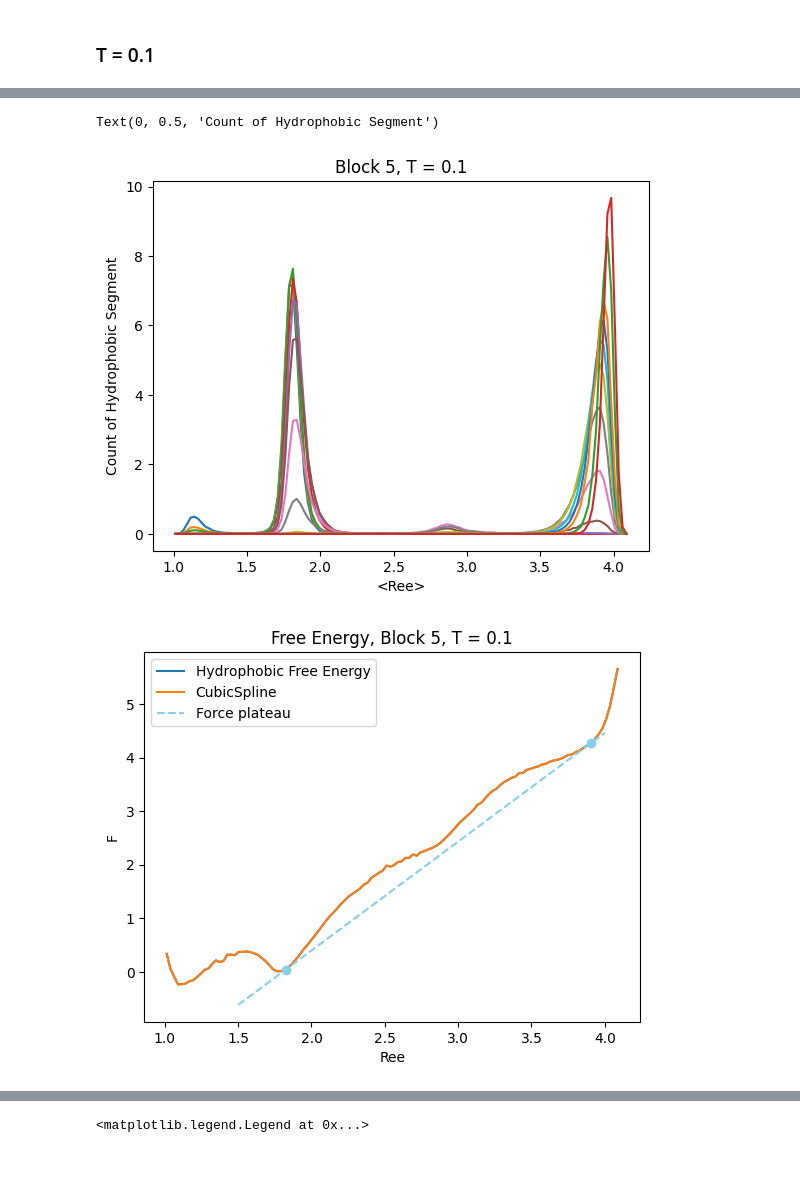
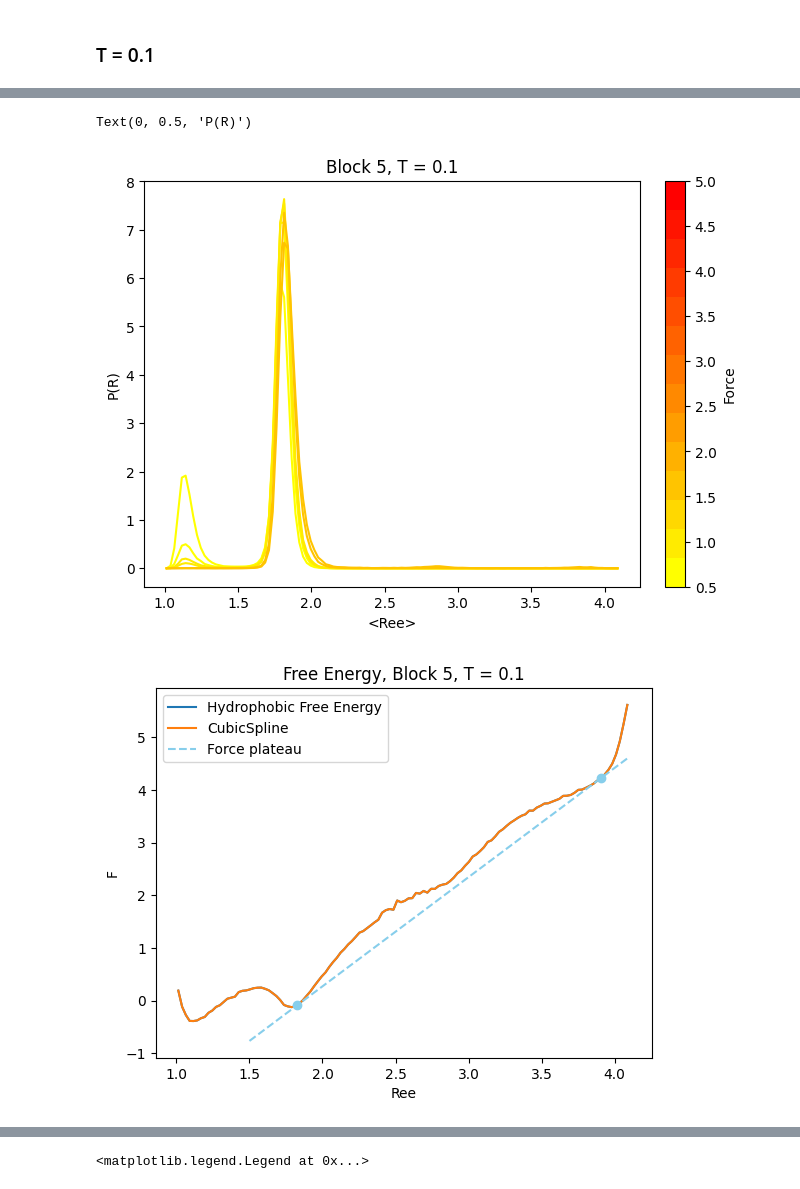
Before and after one commit to VagrantHyp/Code, a Jupyter notebook: Block5.ipynb, the cells around one changed output, grey strips where cells are left out. Saved outputs shown, nothing was run; the diff lists cells and outputs as text; code cells hidden in the pictures.

Commit message:
Proposed Figures

```diff
--- a/Block5.ipynb
+++ b/Block5.ipynb
@@ -169,3 +413,6 @@ bin = 120
 domain = [1, 4.1]
 rang = np.linspace(domain[0], domain[1], bin + 1)
 xh = (rang[:-1]+rang[1:])/2
+cgt = CGT01
+start_i = 4
+end_i = cgt.f.shape[0]
@@ -195,0 +483,14 @@ plt.plot(xh,Hphobic, color = 'black')
+# %%
+#Start by assuming free energy difference is 0
+f_n = np.zeros(end_i-start_i)
+
+for i in range(10000):
+    f_n_new = iterate(f_n)
+    diff = np.abs(f_n-f_n_new)
+    if diff.max() < 0.000001:
+        print(i)
+        break
+    f_n = f_n_new
+
+f_n = f_n-f_n[0] #Reference with respect to the extended coil
+Hphobic = Hphobic+f_n[:, np.newaxis]
@@ -195,0 +499,9 @@ plt.plot(xh,Hphobic, color = 'black')
+# %%
+for i in range(end_i-start_i):
+    plt.plot(xh, Hphobic[i])
+
+#Take the mean
+Hphobic = np.where(np.isinf(Hphobic), np.nan, Hphobic)
+Hphobic = np.nanmean(Hphobic, axis = 0)
+plt.plot(xh, Hphobic, color = 'k')
+FE.append([xh, Hphobic])
@@ -196,16 +510,25 @@ plt.plot(xh,Hphobic, color = 'black')
 # %%
-for i in range(5, 19):
-    f = CGT01.f[i]
+import matplotlib as mpl
+cmap = plt.get_cmap('autumn_r', 14)
+
+fig, ax = plt.subplots(layout='constrained')
+norm = mpl.colors.Normalize(0.5, 5)
+f_N = norm(CGT01.f[4:19])
+
+for i in range(4, 10):
     D = segRee(CGT01.ParsedRee[i], 5, 'Hydrophobic').flatten()
     prob = np.histogram(D,bins=rang, density=True)[0]
-    plt.plot(xh, prob)
+    ax.plot(xh, prob, color = cmap(f_N[i-4]))
+
+sm = mpl.cm.ScalarMappable(cmap=cmap, norm=norm)
+plt.colorbar(sm, ax=ax, label='Force')
 
 plt.title('Block 5, T = 0.1')
 plt.xlabel('<Ree>')
-plt.ylabel('Count of Hydrophobic Segment')
+plt.ylabel('P(R)')
 # %% [output]
-Text(0, 0.5, 'Count of Hydrophobic Segment')
+Text(0, 0.5, 'P(R)')
-[figure, old version]
+[figure, new version]
 # %%
 from scipy.optimize import basinhopping
 from scipy.interpolate import CubicSpline
@@ -264,7 +587,7 @@ force2 = np.mean([curve.derivative()(t3_opt),curve.derivative()(t4_opt)])
 
 # Plotting
 x_1 = np.linspace(1, 2, 2)
-x_2 = np.linspace(1.5, 4, 2)
+x_2 = np.linspace(1.5, 4.1, 2)
 plt.plot(xh, Hphobic, label='Hydrophobic Free Energy')
 plt.plot(xh, curve(xh), label='CubicSpline')
 plt.plot(x_2, tangent_line(x_2, force2, pt1), '--', color = 'skyblue', label='Force plateau')
@@ -276,7 +599,7 @@ plt.ylabel('F')
 plt.title('Free Energy, Block 5, T = 0.1')
 plt.show()
 # %% [output]
-[figure, old version]
+[figure, new version]
 # %%
 def FJC(x):
     return 1 / np.tanh(x) - 1 / x
```
Also changed, not shown: parts of 74 cells of this notebook, 6 other files.
